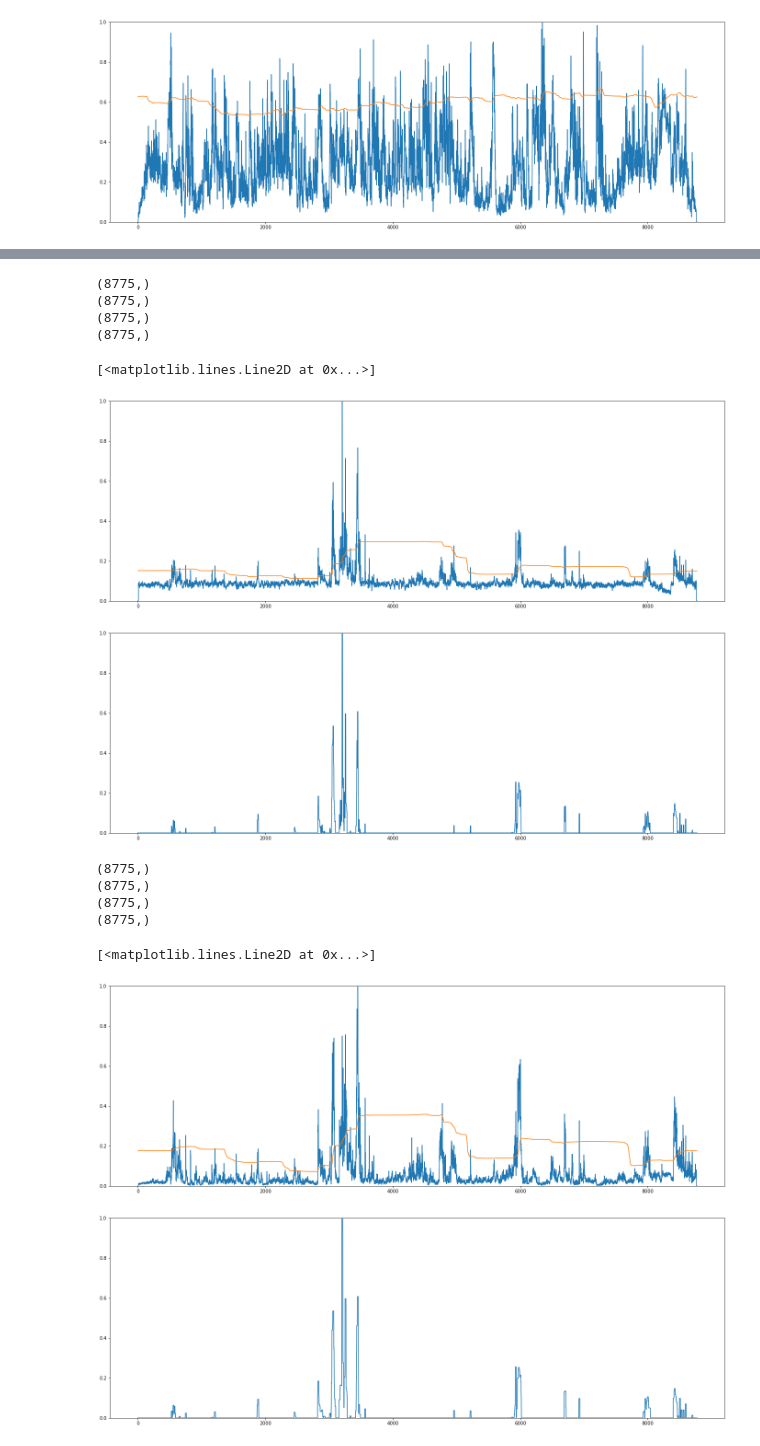
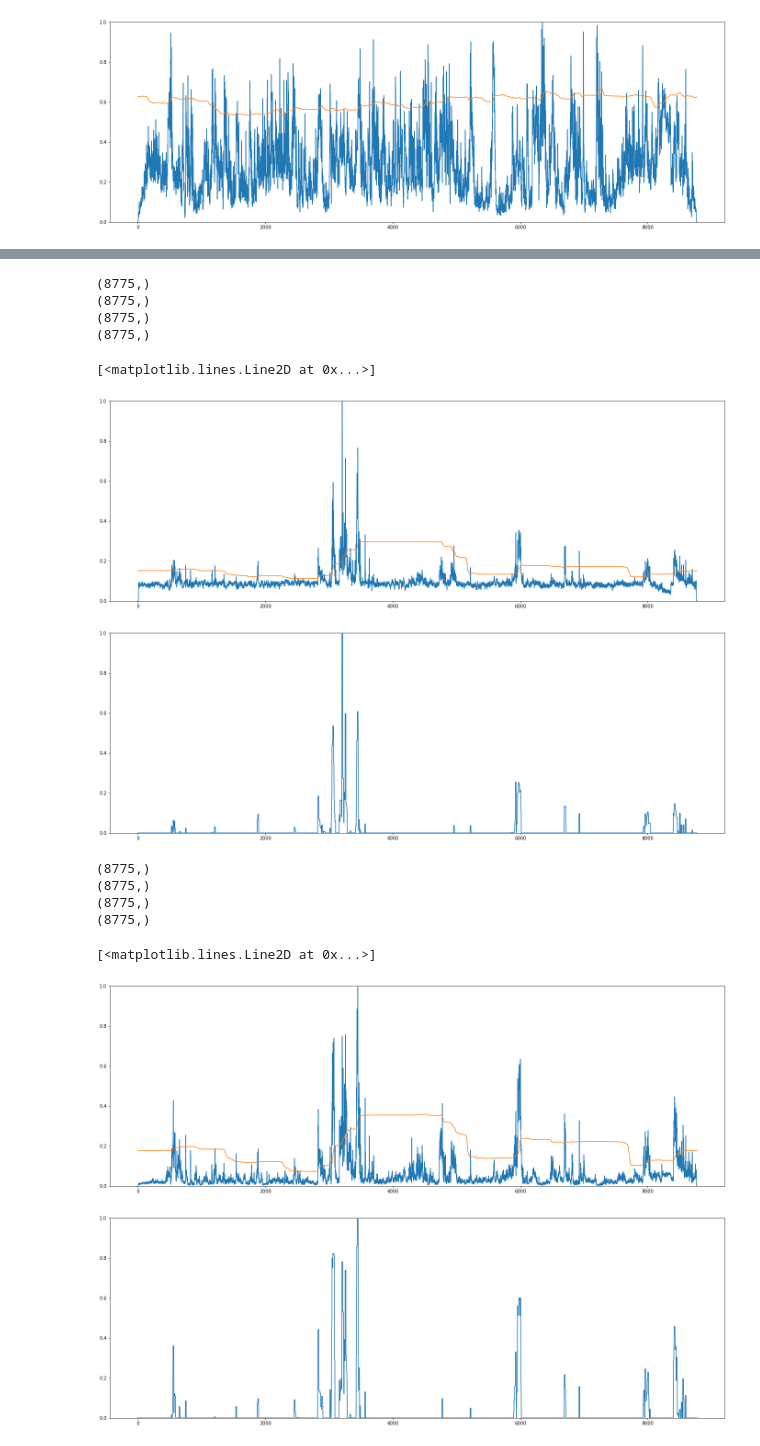
Before and after one commit to DevTae/PsychoAcousticsAnalysis, a Jupyter notebook: PsychoAcousticAnalysis3.ipynb, the cells around one changed output, grey strips where cells are left out. Cells and saved outputs as stored; diff of their text form; code cells hidden in the pictures.

Commit message:
Update booming code

```diff
--- a/PsychoAcousticAnalysis3.ipynb
+++ b/PsychoAcousticAnalysis3.ipynb
@@ -184,7 +184,7 @@ plt.plot(thresholds)
 # %%
 # Loudness, Sharpness, Booming 에 대한 frame_width 반영을 위한 변수 선언
 #window_time_length = 0.025 # 0.025초만큼 window 자르기
-window_time_length = 0.1 # 0.1초만큼 window 자르기
+window_time_length = 0.15 # 0.15초만큼 window 자르기
 # %%
 # Loudness
 n_fft = 2048 # hop_length = n_fft // 4
@@ -329,7 +329,7 @@ plt.plot(sharpness_result)
 (8775,)
 [<matplotlib.lines.Line2D at 0x...>]
 [figure]
-[figure, old version]
+[figure, new version]
 # %%
 # Booming
 n_fft = 2048 # hop_length = n_fft // 4
@@ -378,35 +378,35 @@ print(booming_result.shape)
 # max window function 적용
 window_size = get_index_from_time(window_time_length)
 window_size_divided = window_size // 2
-booming_result = np.array([ np.max(sharpness_result[(i-window_size_divided if i-window_size_divided >= 0 else 0):(i+window_size_divided if i+window_size_divided < len(booming_result) else len(booming_result))]) for i in range(0, len(booming_result)) ])
+booming_result = np.array([ np.max(booming_result[(i-window_size_divided if i-window_size_divided >= 0 else 0):(i+window_size_divided if i+window_size_divided < len(booming_result) else len(booming_result))]) for i in range(0, len(booming_result)) ])
 booming_result[np.isnan(booming_result)] = 0
 booming_result[booming_result < 0] = 0
 
 # 최대 설정
 max_booming_result = 1.0
 max_value = np.max(np.abs(booming_result))
 
 if max_value > 0:
     booming_result = booming_result * (max_booming_result / max_value)
 
 print(booming_result.shape)
 
 # 그래프 출력
 plt.figure(figsize=(24, 8))
 plt.ylim(0, 1)
 plt.plot(booming)
 plt.plot(thresholds)
 plt.figure(figsize=(24, 8))
 plt.ylim(0, 1)
 plt.plot(booming_result)
 # %% [output]
 (8775,)
 (8775,)
 (8775,)
 (8775,)
 [<matplotlib.lines.Line2D at 0x...>]
 [figure]
-[figure, old version]
+[figure, new version]
 # %%
 def remove_outliers_iqr(data):
     q1, q3 = np.percentile(data, [25,75])
```
Also changed, not shown: parts of 2 cells of this notebook, 1 other file.
